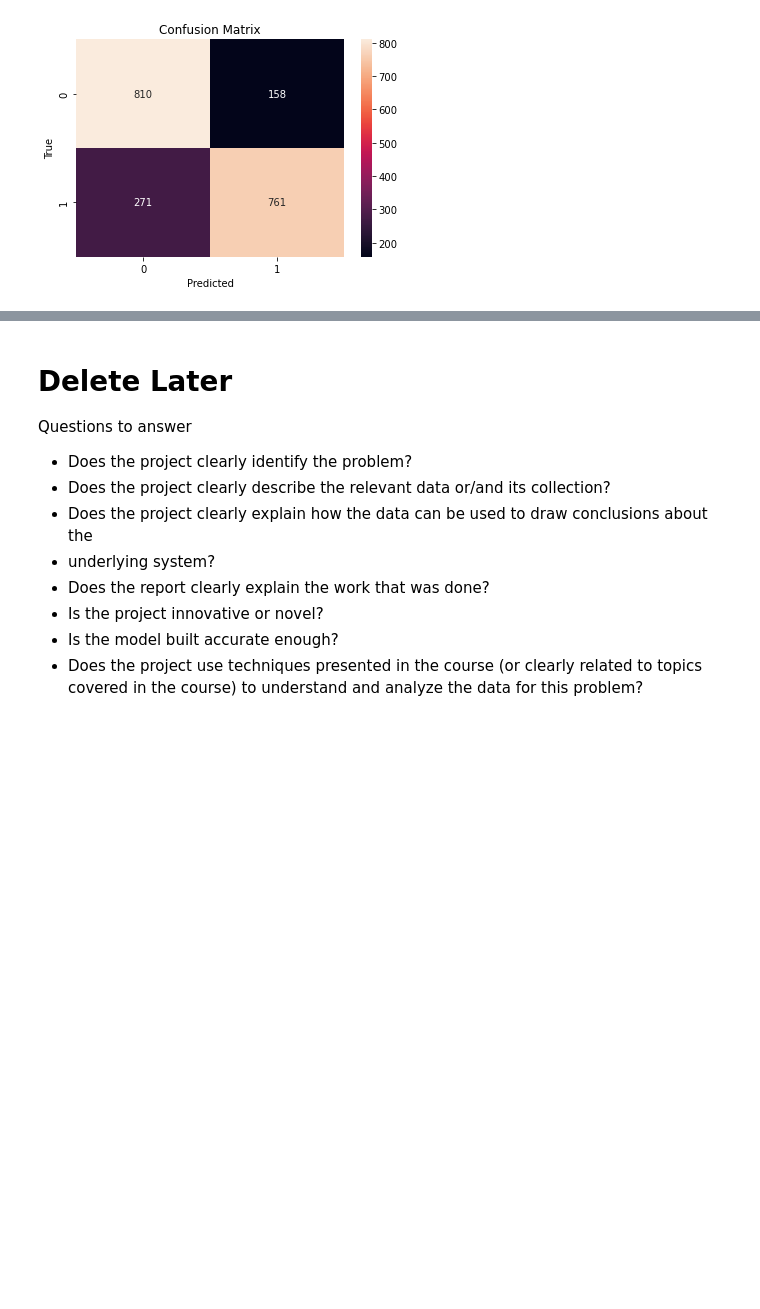
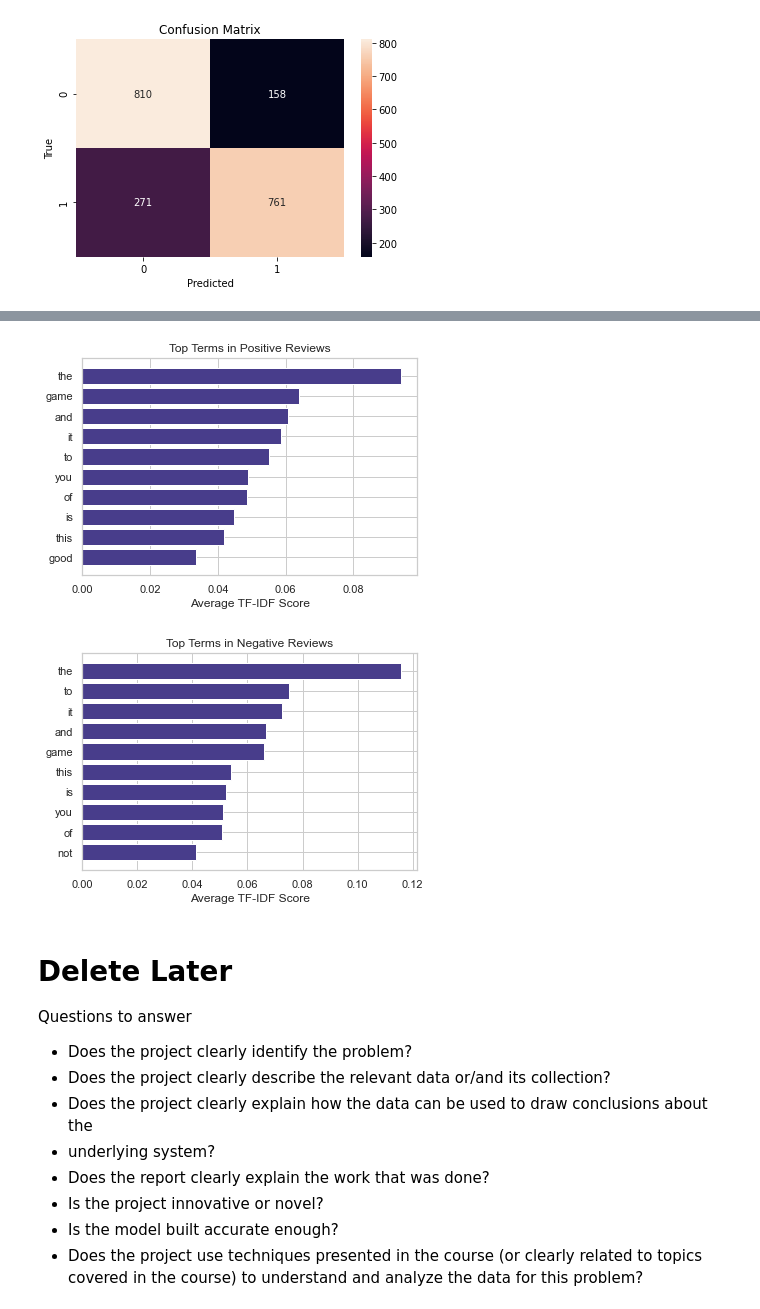
Before and after one commit to hjoad/67364-final-project, a Jupyter notebook: final-project.ipynb, the cells around one changed output, grey strips where cells are left out. Drawn from its saved outputs; the diff is of its cells as text; code cells hidden in the pictures; blank space fills up the shorter version.

```diff
--- a/final-project.ipynb
+++ b/final-project.ipynb
@@ -375,0 +424,28 @@ plt.show()
+# %%
+# creating different dataframes for the respective reviews
+positive_reviews_df = reviews_df[reviews_df['sentiment'] == 'positive']
+negative_reviews_df = reviews_df[reviews_df['sentiment'] == 'negative']
+
+# transforming the reviews into TF-IDF features
+positive_tfidf_matrix = tfidf_vectorizer.transform(positive_reviews_df['review']).toarray()
+negative_tfidf_matrix = tfidf_vectorizer.transform(negative_reviews_df['review']).toarray()
+# %%
+# calculating the average TF-IDF scores
+avg_tfidf_positive = np.mean(positive_tfidf_matrix, axis=0)
+avg_tfidf_negative = np.mean(negative_tfidf_matrix, axis=0)
+# %%
+# getting the feature names
+feature_names = tfidf_vectorizer.get_feature_names()
+
+# sorting the indices of the TF-IDF scores
+sorted_positive_indices = np.argsort(avg_tfidf_positive)[::-1]
+sorted_negative_indices = np.argsort(avg_tfidf_negative)[::-1]
+
+# finding the top terms in both the positive and negative reviews
+print("Top terms in positive reviews:")
+for i in sorted_positive_indices[:10]:
+    print(f"{feature_names[i]}: {avg_tfidf_positive[i]}")
+
+print("\nTop terms in negative reviews:")
+for i in sorted_negative_indices[:10]:
+    print(f"{feature_names[i]}: {avg_tfidf_negative[i]}")
@@ -376,3 +470,19 @@ plt.show()
+# %%
+def top_terms(indices, scores, title, num_terms=10, color='#483d8b'):
+    terms = [feature_names[i] for i in indices[:num_terms]]
+    scores = [scores[i] for i in indices[:num_terms]]
+    plt.barh(terms, scores, color=color)
+    plt.xlabel('Average TF-IDF Score')
+    plt.title(title)
+    plt.gca().invert_yaxis()
+    plt.show()
+
+# plotting the top terms in both positive and negative reviews
+top_terms(sorted_positive_indices, avg_tfidf_positive, 'Top Terms in Positive Reviews')
+top_terms(sorted_negative_indices, avg_tfidf_negative, 'Top Terms in Negative Reviews')
+# %% [output]
+[figure, added]
+[figure, added]
 # %% [markdown]
 # Delete Later
 
```
Also changed, not shown: parts of 27 cells of this notebook.
